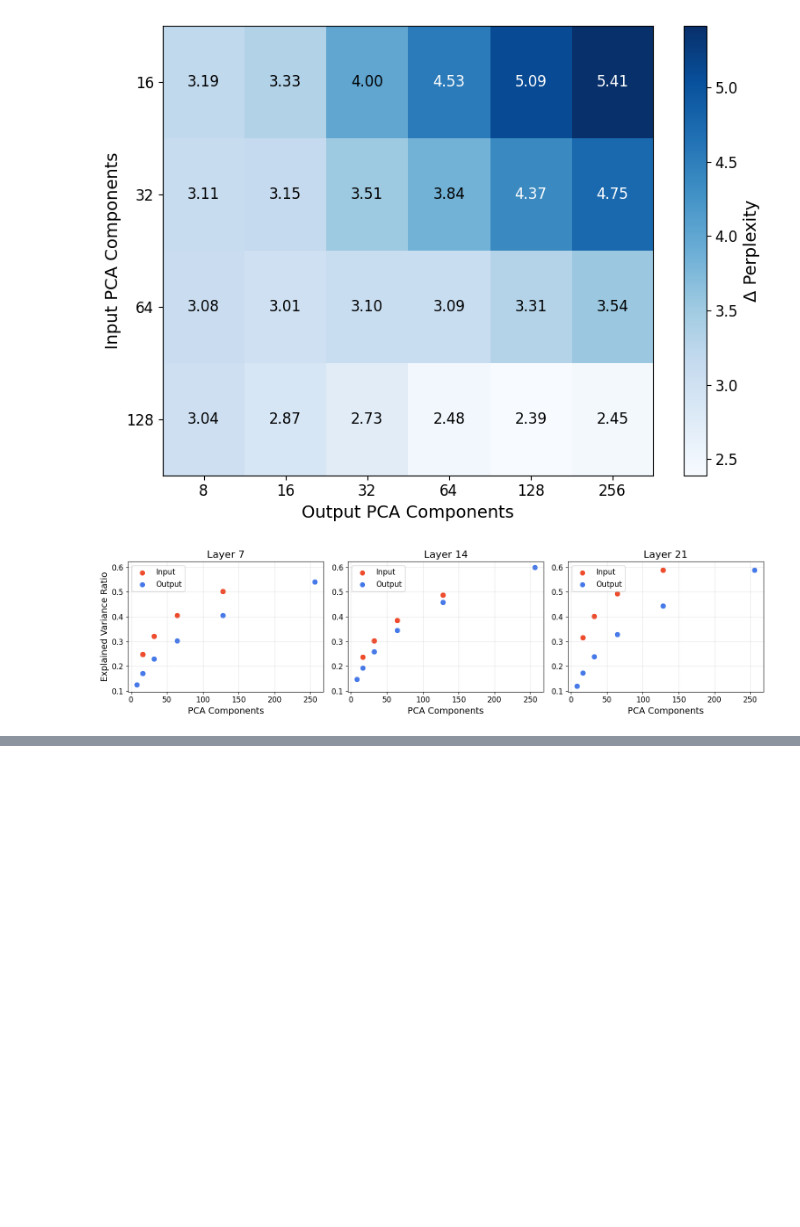
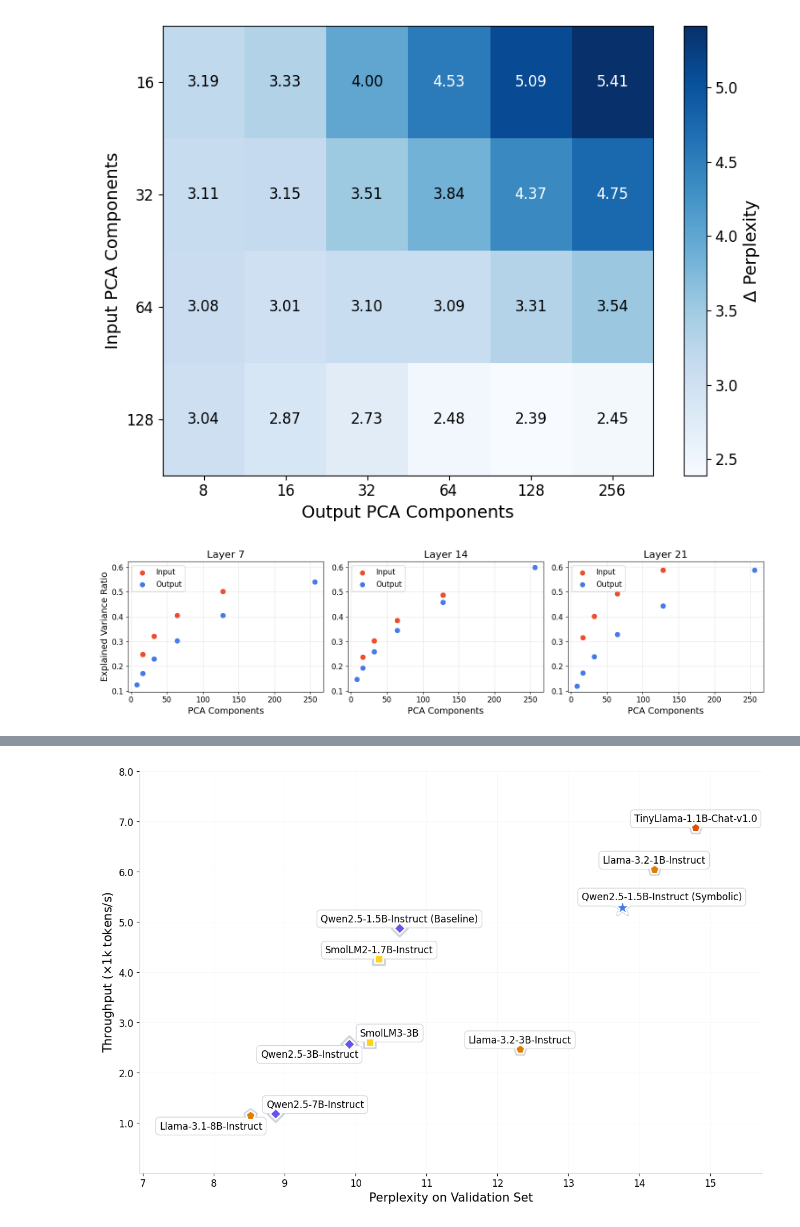
Before and after one commit to astroautomata/LLM_PCA, a Jupyter notebook: analysis.ipynb, the cells around one changed output, grey strips where cells are left out. Drawn from its saved outputs; the diff is of its cells as text; code cells hidden in the pictures; blank space fills up the shorter version.

Commit message:
added plots for the benchmarking of other models

```diff
--- a/analysis.ipynb
+++ b/analysis.ipynb
@@ -134,0 +223,7 @@ plt.show()
+# %%
+df_res = df[df["model_name"] != "skip_mlp"]
+df_res = df_res[df_res["model_name"] != "Qwen_Qwen2.5-1.5B"]
+df_res = df_res[df_res["model_name"] != "Qwen_Qwen2.5-0.5B-Instruct"]
+# %%
+df_res.loc[df_res["model_name"] == "baseline", "model_name"] = "Qwen_Qwen2.5-1.5B-Instruct (Baseline)"
+df_res.loc[df_res["model_name"] == "symbolic", "model_name"] = "Qwen_Qwen2.5-1.5B-Instruct (Symbolic)"
@@ -134,0 +246,11 @@ plt.show()
+# %%
+df_res0 = df_res[df_res["model_name"] != "google_gemma-3-4b-it"]
+df_res0 = df_res0[df_res0["model_name"] != "google_gemma-3-1b-it"]
+# %%
+from adjustText import adjust_text
+
+def clean_model_name(name):
+    """Remove the prefix before the underscore (e.g., 'Qwen_Qwen2.5' -> 'Qwen2.5')"""
+    if "_" in name and name not in ["baseline", "skip_mlp", "symbolic"]:
+        return name.split("_", 1)[1]
+    return name
@@ -134,0 +319,80 @@ plt.show()
+# %%
+fig, ax = plt.subplots(figsize=(12, 8))
+from matplotlib.ticker import FuncFormatter
+
+x_data = df_res0["val_perplexity"].values
+y_data = df_res0["tokens_per_second"].values
+labels = [clean_model_name(n) for n in df_res0["model_name"].values]
+
+# Plot points with different styles for specific models
+for i, (x, y, model_name) in enumerate(zip(x_data, y_data, df_res0["model_name"].values)):
+    if "Qwen" in model_name and ("Symbolic" not in model_name):
+        ax.scatter(x, y, s=200, facecolor = 'white', edgecolors='#d1d5db', linewidth=3, zorder=4, marker = "D")
+        ax.scatter(x, y, s=100, color='#6655ea', edgecolor='white', linewidth=2, zorder=5, marker = "D")
+    elif "llama" in model_name:
+        ax.scatter(x, y, s=250, facecolor = 'white', edgecolors='#d1d5db', linewidth=3, zorder=4, marker = "p")
+        ax.scatter(x, y, s=150, color="#dd7f05", edgecolor='white', linewidth=2, zorder=5, marker = "p")
+
+    elif "TinyLlama" in model_name:
+        ax.scatter(x, y, s=250, facecolor = 'white', edgecolors='#d1d5db', linewidth=3, zorder=4, marker = "p")
+        ax.scatter(x, y, s=150, color="#dd5105", edgecolor='white', linewidth=2, zorder=5, marker = "p")
+    elif "Smol" in model_name:
+        ax.scatter(x, y, s=200, facecolor = 'white', edgecolors='#d1d5db', linewidth=3, zorder=4, marker = "s")
+        ax.scatter(x, y, s=100, color="#ffd21f", edgecolor='white', linewidth=2, zorder=5, marker = "s")
+    else:
+        # Default style
+        ax.scatter(x, y, s=500, facecolor = 'white', edgecolors='#d1d5db', linewidth=3, zorder=4, marker = "*")
+        ax.scatter(x, y, s=400, color='#4478E8', edgecolor='white', linewidth=2, zorder=5, marker ="*")
+
+# Add padding to axes
+x_range = x_data.max() - x_data.min()
+y_range = y_data.max() - y_data.min()
+ax.set_xlim(x_data.min() - 0.25 * x_range, x_data.max() + 0.15 * x_range)
+ax.set_ylim(y_data.min() - 0.2 * y_range, y_data.max() + 0.2 * y_range)
+
+# Create text objects (not annotations) for adjust_text
+texts = []
+ax.yaxis.set_major_formatter(FuncFormatter(lambda x, p: f'{x/1000:.1f}'))
+
+for x, y, label, model_name in zip(x_data, y_data, labels, df_res0["model_name"].values):
+    # Special positioning for Qwen model
+    if model_name == "Qwen_Qwen2.5-7B-Instruct":
+        offset = (50, 5)
+    elif model_name == "meta-llama_Llama-3.1-8B-Instruct" or model_name == "Qwen_Qwen2.5-3B-Instruct":
+        offset = (-50,-20)
+    elif model_name == "HuggingFaceTB_SmolLM3-3B":
+        offset = (25,5)
+    elif "Symbolic" in model_name:
+        offset = (50, 7)
+    else:
+        offset = (0, 5)
+
+    t = ax.annotate(
+        label,
+        xy=(x, y),
+        xytext=offset,
+        textcoords='offset points',
+        fontsize=12,
+        fontweight='medium',
+        ha='center',
+        va='bottom',
+        bbox=dict(boxstyle='round,pad=0.4', facecolor='white',
+                 edgecolor='#d1d5db', linewidth=1, alpha=0.95),
+        zorder=4
+    )
+    texts.append(t)
+
+ax.set_xlabel("Perplexity on Validation Set", fontsize=15, fontweight='medium')
+ax.set_ylabel(r"Throughput ($\times1$k tokens/s)", fontsize=15, fontweight='medium')
+ax.tick_params(axis='both', labelsize=12)
+ax.grid(True, alpha=0.4, linestyle='-', linewidth=0.5, color='#e5e7eb')
+ax.set_axisbelow(True)
+ax.spines['top'].set_visible(False)
+ax.spines['right'].set_visible(False)
+ax.spines['left'].set_color('#d1d5db')
+ax.spines['bottom'].set_color('#d1d5db')
+plt.tight_layout()
+plt.savefig('figures/benchmark_comparison.png', dpi=300, bbox_inches='tight', facecolor='white')
+plt.show()
+# %% [output]
+[figure, added]
```
Also changed, not shown: parts of 5 cells of this notebook.
